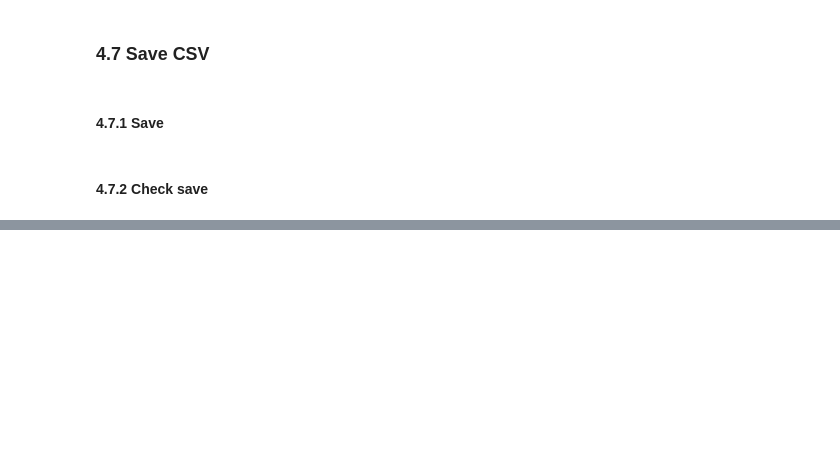
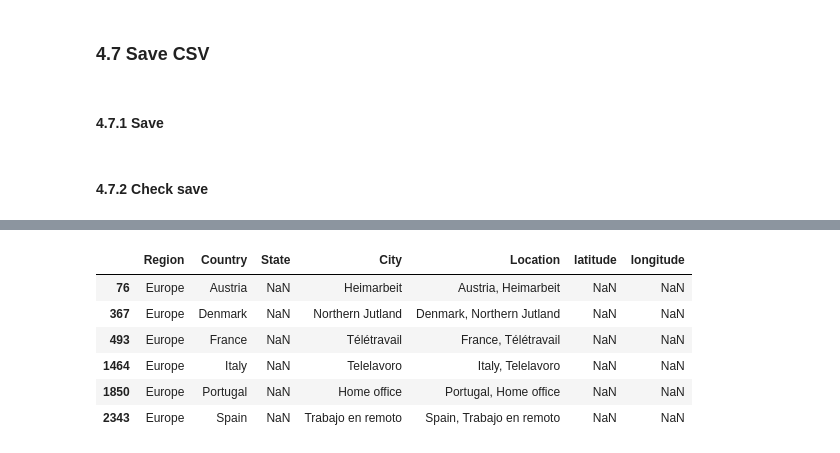
Before and after one commit to Luk-kar/DS_salaries_project, a Jupyter notebook: _002_data_cleaning_socioeconomic.ipynb, the cells around one changed output, grey strips where cells are left out. Saved outputs shown, nothing was run; the diff lists cells and outputs as text; code cells hidden in the pictures; blank space fills up the shorter version.

```diff
--- a/_002_data_cleaning_socioeconomic.ipynb
+++ b/_002_data_cleaning_socioeconomic.ipynb
@@ -540,0 +683,7 @@ del df_check, file_to_save, df
+# %%
+selected_row = clean_df.loc[883]
+
+selected_row['latitude'] = 35.341460
+selected_row['longitude'] = 25.171464
+
+clean_df.loc[883] = selected_row
@@ -540,0 +699,10 @@ del df_check, file_to_save, df
+# %%
+clean_df[clean_df['latitude'].isna()]
+# %% [output]
+|  | Region | Country | State | City | Location | latitude | longitude |
+| 76 | Europe | Austria | NaN | Heimarbeit | Austria, Heimarbeit | NaN | NaN |
+| 367 | Europe | Denmark | NaN | Northern Jutland | Denmark, Northern Jutland | NaN | NaN |
+| 493 | Europe | France | NaN | Télétravail | France, Télétravail | NaN | NaN |
+| 1464 | Europe | Italy | NaN | Telelavoro | Italy, Telelavoro | NaN | NaN |
+| 1850 | Europe | Portugal | NaN | Home office | Portugal, Home office | NaN | NaN |
+| 2343 | Europe | Spain | NaN | Trabajo en remoto | Spain, Trabajo en remoto | NaN | NaN |
```
Also changed, not shown: parts of 11 cells of this notebook, 2 other files.
